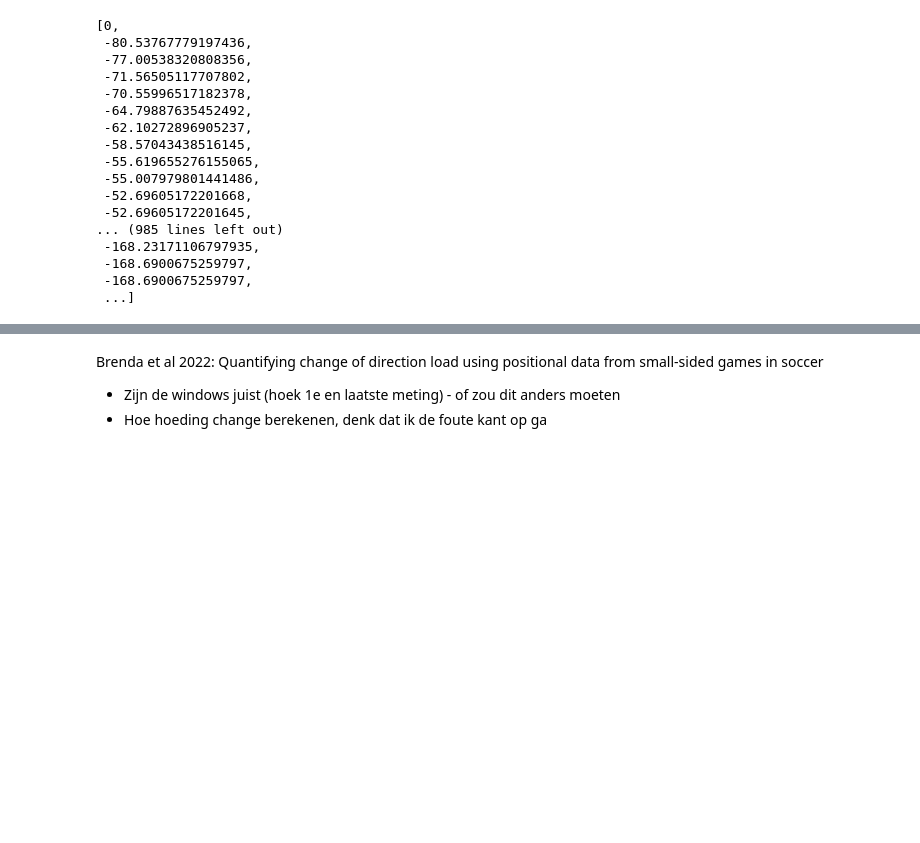
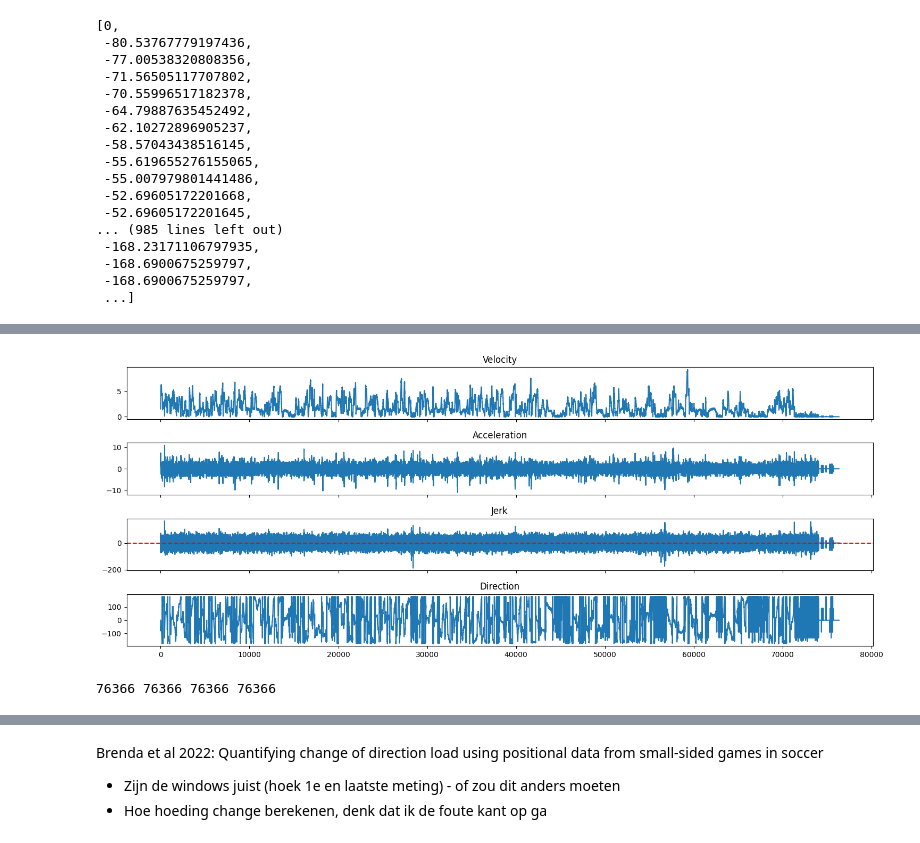
Before and after one commit to ihosten/internship_club_brugge, a Jupyter notebook: positional_data/ChangesOfDirection.ipynb, the cells around one changed output, grey strips where cells are left out. Saved outputs shown, nothing was run; the diff lists cells and outputs as text; code cells hidden in the pictures; blank space fills up the shorter version.

```diff
--- a/positional_data/ChangesOfDirection.ipynb
+++ b/positional_data/ChangesOfDirection.ipynb
@@ -78,6 +105,8 @@ vragen:
 # %%
 delta_t = 0.04
 # %%
+
+# XY VALUES AANPASSEN
 d_list = [] # store direction of speed
 
 for i in range(len(x)):
@@ -97,6 +126,8 @@ for i in range(len(x)):
         d=0
         d_list.append(d)
 
+d_list[-1]=d_list[-2] # equal angle in last frame to 2nd last frame to avoid incorrect 0 angle
+
 #print(min(d_list))
 #print(max(d_list))
 d_list
@@ -149,13 +202,14 @@ len(v_list)
 # %%
+
 # not the standard formula --> takes the centered difference
 a_list = []
 for i in range(len(v_list)):
-    if i!=0 and i<len(v_list)-1:
-        v1=abs(v_list[i-1]) #v_list[i-1]#
-        v2=abs(v_list[i+1]) # v_list[i+1]#
+    if i>=1 and i<len(v_list)-1: # only start calculations from 2nd element & avoid the last element to avoid false values
+        v1=abs(v_list[i-1]) # v_list[i-1]
+        v2=abs(v_list[i+1]) # v_list[i+1]
 
-        a=sqrt((((v2-v1)**2)/(delta_t*2)))
-        #a=((v2-v1)**2)/(delta_t*2)
+        #a=(sqrt((v2-v1)**2)/(delta_t*2)) # original formula of the paper --> seems wrong, a deceleration of 10m/s to 5m/s would be seen as an accelaration
+        a=(v2-v1)/(delta_t*2) #test without the **2 & sqrt --> allowing negative values
 
     else:
         a=0
@@ -166,5 +220,7 @@ for i in range(len(v_list)):
 
 print(min(a_list))
 print(max(a_list))
-a_list
+
+a_list[0]=a_list[1] # equal speed in frame 2 to frame 1 to avoid incorrect 0 speed
+a_list[-1]=a_list[-2] # equal speed in last frame to 2nd last frame to avoid incorrect 0 speed
 # %% [output]
@@ -198,9 +250,9 @@ print(count)
 # calculate jerk
 j_list = []
 for i in range(len(a_list)):
-    if i>0 and i<len(x)-1:
-        a1=abs(a_list[i-1])
-        a2=abs(a_list[i+1])
+    if i>=1 and i<len(a_list)-1:
+        a1=a_list[i-1] # paper takes absolute value
+        a2=a_list[i+1] # paper takes absolute value
 
         #j=sqrt(((a2-a1)**2)/(2*delta_t))
         j=((a2-a1))/(2*delta_t)
@@ -210,6 +262,9 @@ for i in range(len(a_list)):
 
     j_list.append(j)
 
+j_list[0]=j_list[1] # equal jerk in frame 2 to frame 1 to avoid incorrect 0 jerk
+j_list[-1]=j_list[-2] # equal jerk in last frame to 2nd last frame to avoid incorrect 0 jerk
+
 print(min(j_list))
 print(max(j_list))
 j_list
@@ -239,0 +318,22 @@ len(j_list)
+# %%
+x_ax = range(len(v_list))
+
+
+fig, (ax1, ax2, ax3, ax4) = plt.subplots(4, sharex=True, figsize = [15,6])
+#fig.suptitle("Tracking data metrics visualisation")
+ax1.plot(x_ax, v_list)
+ax1.set_title("Velocity")
+ax2.plot(x_ax, a_list)
+ax2.set_title("Acceleration")
+ax3.plot(x_ax, j_list)
+ax3.set_title("Jerk")
+ax3.axhline(0, color="red", linestyle = "--")
+ax4.plot(x_ax, d_list)
+ax4.set_title("Direction")
+fig.tight_layout()
+# %% [output]
+[figure, added]
+# %%
+print(len(d_list),len(v_list), len(a_list), len(j_list))
+# %% [output]
+76366 76366 76366 76366
```
Also changed, not shown: parts of 23 cells of this notebook.
